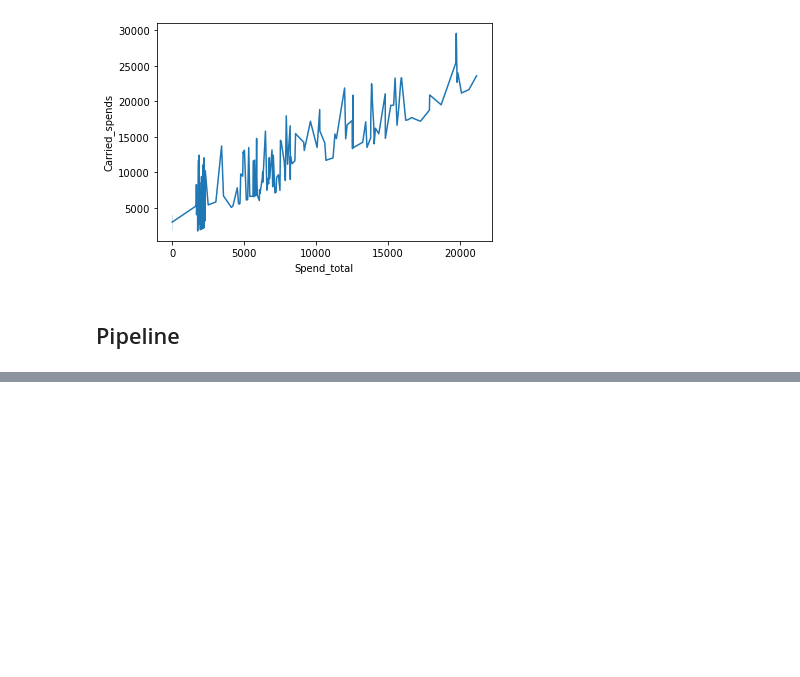
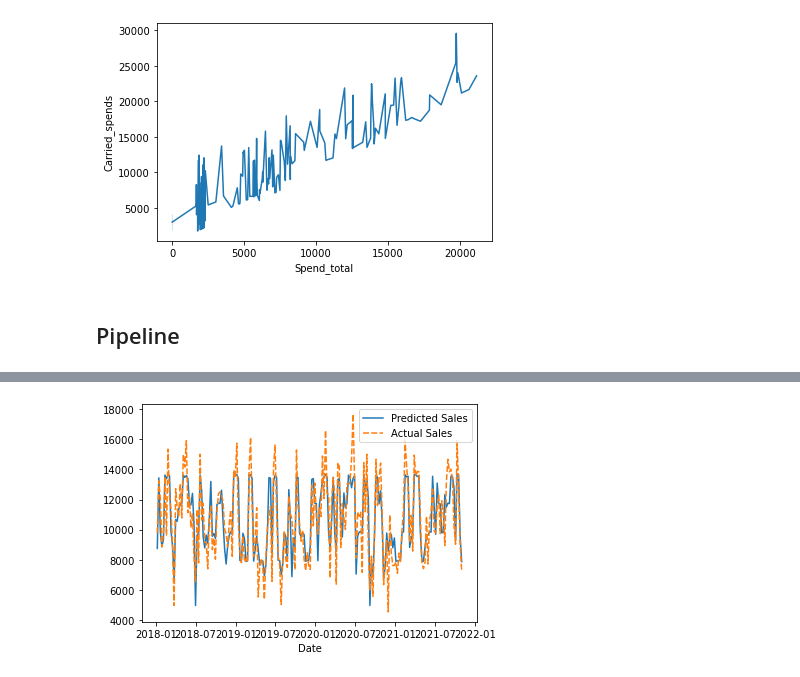
Before and after one commit to zander1268/marketing-mix-modeling, a Jupyter notebook: advanced_linear_regression.ipynb, the cells around one changed output, grey strips where cells are left out. Drawn from its saved outputs; the diff is of its cells as text; code cells hidden in the pictures; blank space fills up the shorter version.

```diff
--- a/advanced_linear_regression.ipynb
+++ b/advanced_linear_regression.ipynb
@@ -24,7 +24,8 @@ X = spend
 
 saturation effect = 1-exp(a*X)
 # %%
-class SaturationEffect(BaseEstimator,TransformerMixin):
+#with check for a greater than 0
+class ExponentialSaturation(BaseEstimator,TransformerMixin):
     def __init__(self,a=.0010):
         if a > 0:
             self.a = a
@@ -141,20 +142,16 @@ adstock = ColumnTransformer(
     [
      ('tv_pipe', Pipeline([
                            ('carryover', ExponentialCarryover()),
-                           ('saturation', SaturationEffect())
+                           ('saturation', ExponentialSaturation())
      ]), ['TV']),
      ('radio_pipe', Pipeline([
                            ('carryover', ExponentialCarryover()),
-                           ('saturation', SaturationEffect())
+                           ('saturation', ExponentialSaturation())
      ]), ['Radio']),
      ('banners_pipe', Pipeline([
                            ('carryover', ExponentialCarryover()),
-                           ('saturation', SaturationEffect())
+                           ('saturation', ExponentialSaturation())
      ]), ['Banners']),
     ],
     remainder='passthrough'
 )
-model = Pipeline([
-                  ('adstock', adstock),
-                  ('regression', LinearRegression())
-])
@@ -160,0 +163,2 @@ model = Pipeline([
+# %%
+model.fit(X,y)
@@ -160,0 +187,4 @@ model = Pipeline([
+# %%
+pred_v_actual_df = pd.DataFrame(data=model.predict(X),columns=["Predicted Sales"],index=X.index)
+pred_v_actual_df["Actual Sales"]=y
+pred_v_actual_df
@@ -160,0 +206,4 @@ model = Pipeline([
+# %%
+sns.lineplot(data=pred_v_actual_df);
+# %% [output]
+[figure, added]
```
Also changed, not shown: parts of 17 cells of this notebook.
